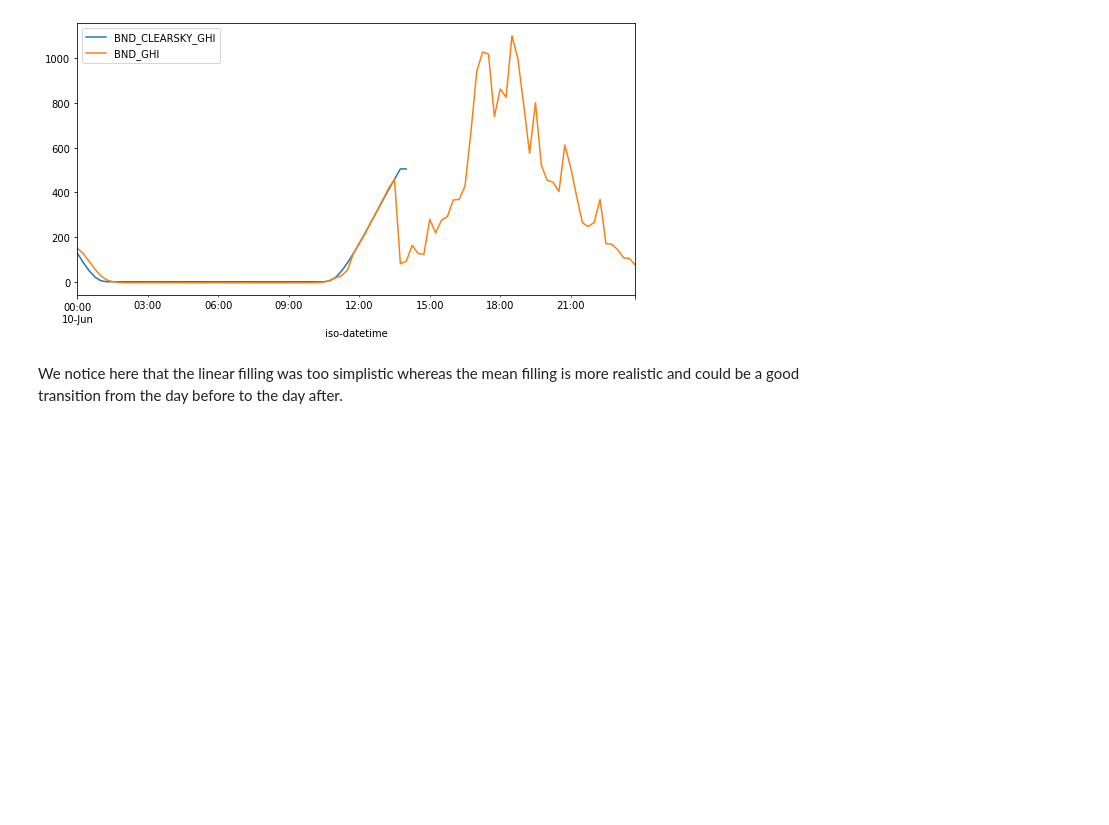
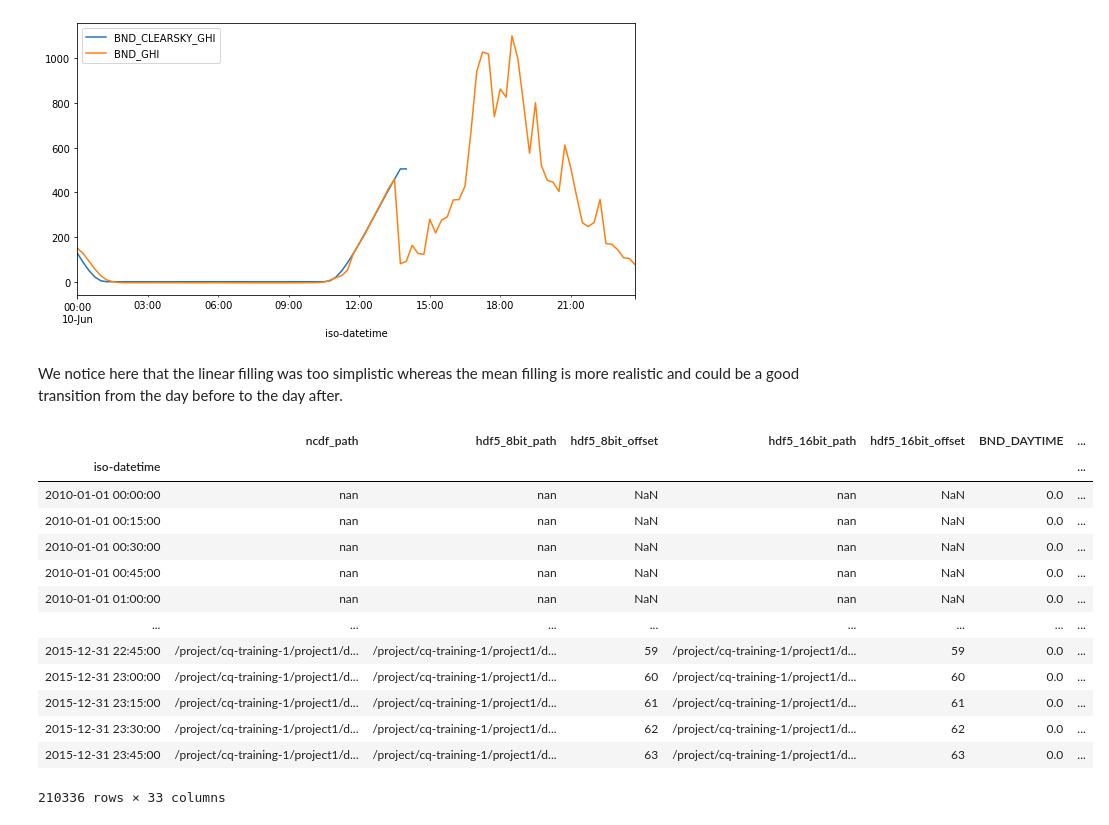
Before and after one commit to harmanpreet93/solar-irradiance-prediction, a Jupyter notebook: Notebooks/Data_analysis.ipynb, the cells around one changed output. Cells and saved outputs as stored; diff of their text form; code cells hidden in the pictures; blank space fills up the shorter version.

```diff
--- a/Notebooks/Data_analysis.ipynb
+++ b/Notebooks/Data_analysis.ipynb
@@ -413,3 +405,20 @@ exp2[exp2.index.date==pd.to_datetime("2015-06-10")][["BND_CLEARSKY_GHI","BND_GHI
 [figure]
 # %% [markdown]
 We notice here that the linear filling was too simplistic whereas the mean filling is more realistic and could be a good transition from the day before to the day after.
+# %%
+df
+# %% [output]
+|  | ncdf_path | hdf5_8bit_path | hdf5_8bit_offset | hdf5_16bit_path | hdf5_16bit_offset | BND_DAYTIME | ... |
+| iso-datetime |  |  |  |  |  |  | ... |
+| 2010-01-01 00:00:00 | nan | nan | NaN | nan | NaN | 0.0 | ... |
+| 2010-01-01 00:15:00 | nan | nan | NaN | nan | NaN | 0.0 | ... |
+| 2010-01-01 00:30:00 | nan | nan | NaN | nan | NaN | 0.0 | ... |
+| 2010-01-01 00:45:00 | nan | nan | NaN | nan | NaN | 0.0 | ... |
+| 2010-01-01 01:00:00 | nan | nan | NaN | nan | NaN | 0.0 | ... |
+| ... | ... | ... | ... | ... | ... | ... | ... |
+| 2015-12-31 22:45:00 | /project/cq-training-1/project1/d... | /project/cq-training-1/project1/d... | 59 | /project/cq-training-1/project1/d... | 59 | 0.0 | ... |
+| 2015-12-31 23:00:00 | /project/cq-training-1/project1/d... | /project/cq-training-1/project1/d... | 60 | /project/cq-training-1/project1/d... | 60 | 0.0 | ... |
+| 2015-12-31 23:15:00 | /project/cq-training-1/project1/d... | /project/cq-training-1/project1/d... | 61 | /project/cq-training-1/project1/d... | 61 | 0.0 | ... |
+| 2015-12-31 23:30:00 | /project/cq-training-1/project1/d... | /project/cq-training-1/project1/d... | 62 | /project/cq-training-1/project1/d... | 62 | 0.0 | ... |
+| 2015-12-31 23:45:00 | /project/cq-training-1/project1/d... | /project/cq-training-1/project1/d... | 63 | /project/cq-training-1/project1/d... | 63 | 0.0 | ... |
+210336 rows × 33 columns
```
Also changed, not shown: parts of 4 cells of this notebook, 1 other file.
